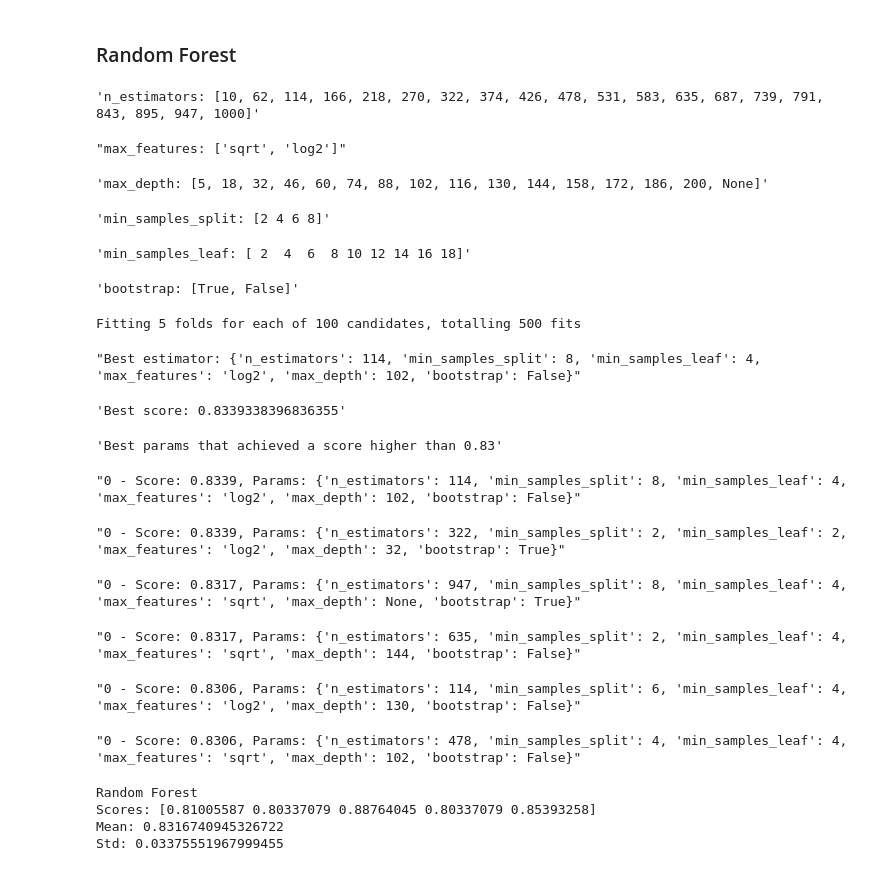
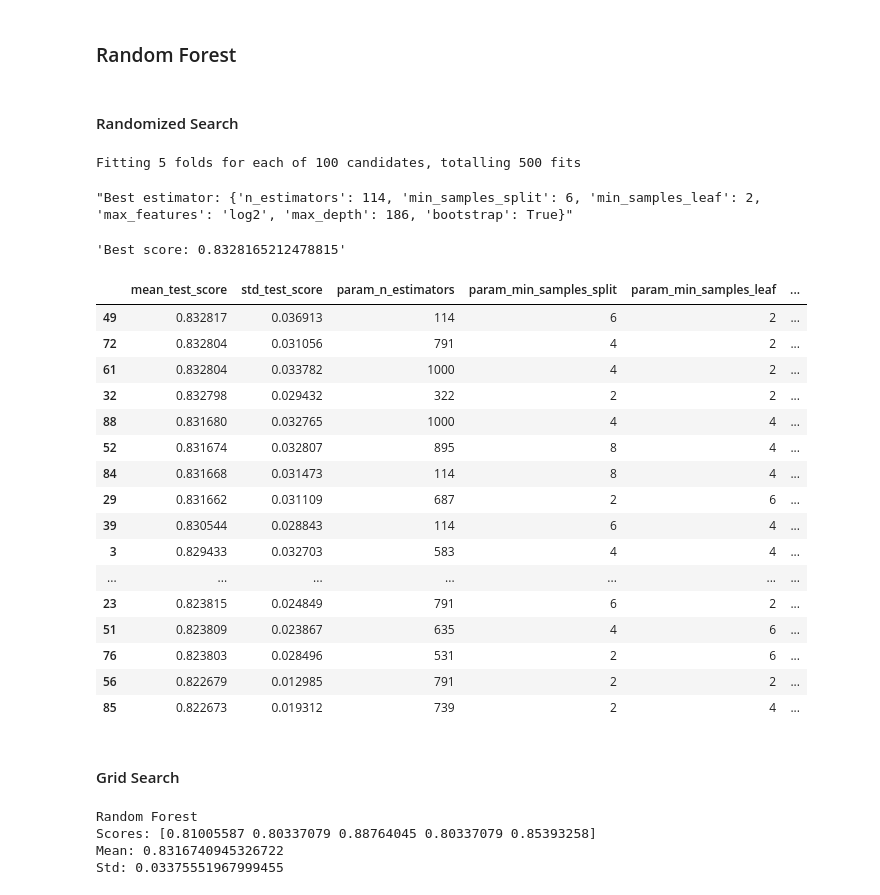
Before and after one commit to LucasSchurer/Titanic, a Jupyter notebook: titanic.ipynb, the cells around one changed output. Drawn from its saved outputs; the diff is of its cells as text; code cells hidden in the pictures.

Commit message:
Improve RandomSearch and GridSearch results visualization

```diff
--- a/titanic.ipynb
+++ b/titanic.ipynb
@@ -390,6 +394,8 @@ Mean: 0.7957818090515347
 Std: 0.030307103920075924
 # %% [markdown]
 ### Random Forest
+# %% [markdown]
+#### Randomized Search
 # %%
 # RandomizedSearch
 
@@ -411,32 +417,43 @@ def rf_randomized_search_params(print_params = False) :
         'bootstrap': bootstrap
     }
 
-    for param in params :
-        display('{}: {}'.format(param, params[param]))
+    if print_params :
+        for param in params :
+            display('{}: {}'.format(param, params[param]))
 
     rf = RandomForestClassifier()
 
     return rf, params
 
-rf, params = rf_randomized_search_params(True)
+rf, params = rf_randomized_search_params(False)
 rf_randomized_search_results = randomized_search(rf, params, n_iter=100)
 # %% [output]
-'n_estimators: [10, 62, 114, 166, 218, 270, 322, 374, 426, 478, 531, 583, 635, 687, 739, 791, 843, 895, 947, 1000]'
+Fitting 5 folds for each of 100 candidates, totalling 500 fits
-"max_features: ['sqrt', 'log2']"
-'max_depth: [5, 18, 32, 46, 60, 74, 88, 102, 116, 130, 144, 158, 172, 186, 200, None]'
-'min_samples_split: [2 4 6 8]'
-'min_samples_leaf: [ 2  4  6  8 10 12 14 16 18]'
-'bootstrap: [True, False]'
-Fitting 5 folds for each of 100 candidates, totalling 500 fits
-# %%
-get_search_results_overview(rf_randomized_search_results, 0.83)
-# %% [output]
-"Best estimator: {'n_estimators': 114, 'min_samples_split': 8, 'min_samples_leaf': 4, 'max_features': 'log2', 'max_depth': 102, 'bootstrap': False}"
-'Best score: 0.8339338396836355'
-'Best params that achieved a score higher than 0.83'
-"0 - Score: 0.8339, Params: {'n_estimators': 114, 'min_samples_split': 8, 'min_samples_leaf': 4, 'max_features': 'log2', 'max_depth': 102, 'bootstrap': False}"
-"0 - Score: 0.8339, Params: {'n_estimators': 322, 'min_samples_split': 2, 'min_samples_leaf': 2, 'max_features': 'log2', 'max_depth': 32, 'bootstrap': True}"
-"0 - Score: 0.8317, Params: {'n_estimators': 947, 'min_samples_split': 8, 'min_samples_leaf': 4, 'max_features': 'sqrt', 'max_depth': None, 'bootstrap': True}"
-"0 - Score: 0.8317, Params: {'n_estimators': 635, 'min_samples_split': 2, 'min_samples_leaf': 4, 'max_features': 'sqrt', 'max_depth': 144, 'bootstrap': False}"
-"0 - Score: 0.8306, Params: {'n_estimators': 114, 'min_samples_split': 6, 'min_samples_leaf': 4, 'max_features': 'log2', 'max_depth': 130, 'bootstrap': False}"
-"0 - Score: 0.8306, Params: {'n_estimators': 478, 'min_samples_split': 4, 'min_samples_leaf': 4, 'max_features': 'sqrt', 'max_depth': 102, 'bootstrap': False}"
+# %%
+scores = {
+    'mean_test_score': [0.822],
+}
+
+display_search_results_overview(rf_randomized_search_results, scores, order_by='mean_test_score', ascending=False)
+# %% [output]
+"Best estimator: {'n_estimators': 114, 'min_samples_split': 6, 'min_samples_leaf': 2, 'max_features': 'log2', 'max_depth': 186, 'bootstrap': True}"
+'Best score: 0.8328165212478815'
+|  | mean_test_score | std_test_score | param_n_estimators | param_min_samples_split | param_min_samples_leaf | ... |
+| 49 | 0.832817 | 0.036913 | 114 | 6 | 2 | ... |
+| 72 | 0.832804 | 0.031056 | 791 | 4 | 2 | ... |
+| 61 | 0.832804 | 0.033782 | 1000 | 4 | 2 | ... |
+| 32 | 0.832798 | 0.029432 | 322 | 2 | 2 | ... |
+| 88 | 0.831680 | 0.032765 | 1000 | 4 | 4 | ... |
+| 52 | 0.831674 | 0.032807 | 895 | 8 | 4 | ... |
+| 84 | 0.831668 | 0.031473 | 114 | 8 | 4 | ... |
+| 29 | 0.831662 | 0.031109 | 687 | 2 | 6 | ... |
+| 39 | 0.830544 | 0.028843 | 114 | 6 | 4 | ... |
+| 3 | 0.829433 | 0.032703 | 583 | 4 | 4 | ... |
+| ... | ... | ... | ... | ... | ... | ... |
+| 23 | 0.823815 | 0.024849 | 791 | 6 | 2 | ... |
+| 51 | 0.823809 | 0.023867 | 635 | 4 | 6 | ... |
+| 76 | 0.823803 | 0.028496 | 531 | 2 | 6 | ... |
+| 56 | 0.822679 | 0.012985 | 791 | 2 | 2 | ... |
+| 85 | 0.822673 | 0.019312 | 739 | 2 | 4 | ... |
+# %% [markdown]
+#### Grid Search
```
Also changed, not shown: parts of 5 cells of this notebook.
